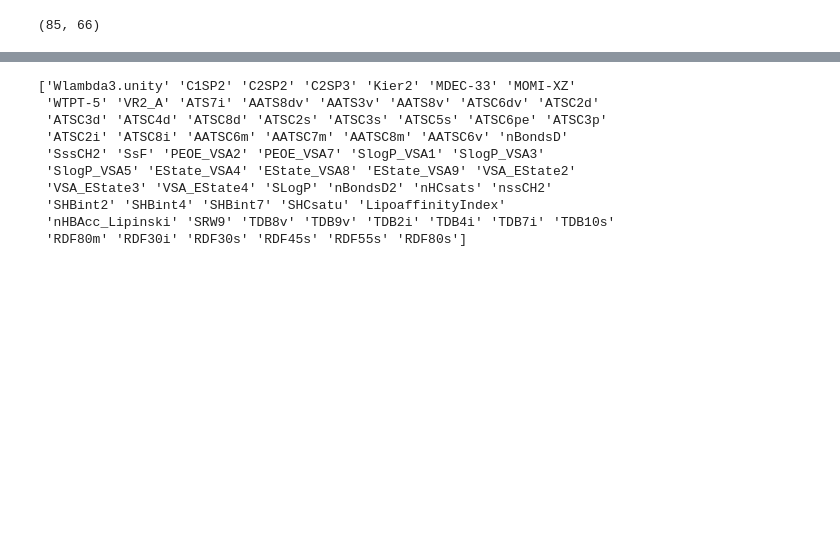
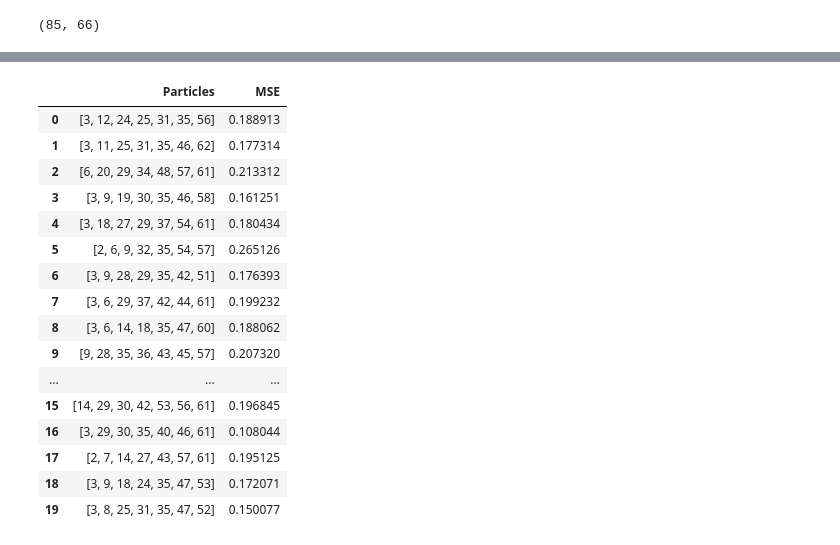
Before and after one commit to bambangprakoso12/Tugas-Akhir, a Jupyter notebook: Feature Selection - PSO.ipynb, the cells around one changed output, grey strips where cells are left out. Cells and saved outputs as stored; diff of their text form; code cells hidden in the pictures; blank space fills up the shorter version.

```diff
--- a/Feature Selection - PSO.ipynb
+++ b/Feature Selection - PSO.ipynb
@@ -140,15 +145,0 @@ for l in range(n_iter):
-# %%
-desc_name = X_train.columns.tolist()
-desc_name = np.array(desc_name)
-print(desc_name)
-# %% [output]
-['Wlambda3.unity' 'C1SP2' 'C2SP2' 'C2SP3' 'Kier2' 'MDEC-33' 'MOMI-XZ'
- 'WTPT-5' 'VR2_A' 'ATS7i' 'AATS8dv' 'AATS3v' 'AATS8v' 'ATSC6dv' 'ATSC2d'
- 'ATSC3d' 'ATSC4d' 'ATSC8d' 'ATSC2s' 'ATSC3s' 'ATSC5s' 'ATSC6pe' 'ATSC3p'
- 'ATSC2i' 'ATSC8i' 'AATSC6m' 'AATSC7m' 'AATSC8m' 'AATSC6v' 'nBondsD'
- 'SssCH2' 'SsF' 'PEOE_VSA2' 'PEOE_VSA7' 'SlogP_VSA1' 'SlogP_VSA3'
- 'SlogP_VSA5' 'EState_VSA4' 'EState_VSA8' 'EState_VSA9' 'VSA_EState2'
- 'VSA_EState3' 'VSA_EState4' 'SLogP' 'nBondsD2' 'nHCsats' 'nssCH2'
- 'SHBint2' 'SHBint4' 'SHBint7' 'SHCsatu' 'LipoaffinityIndex'
- 'nHBAcc_Lipinski' 'SRW9' 'TDB8v' 'TDB9v' 'TDB2i' 'TDB4i' 'TDB7i' 'TDB10s'
- 'RDF80m' 'RDF30i' 'RDF30s' 'RDF45s' 'RDF55s' 'RDF80s']
@@ -154,0 +202,21 @@ print(desc_name)
+# %%
+list_20
+pd.DataFrame(list_20, columns=['Particles','MSE'])
+# %% [output]
+|  | Particles | MSE |
+| 0 | [3, 12, 24, 25, 31, 35, 56] | 0.188913 |
+| 1 | [3, 11, 25, 31, 35, 46, 62] | 0.177314 |
+| 2 | [6, 20, 29, 34, 48, 57, 61] | 0.213312 |
+| 3 | [3, 9, 19, 30, 35, 46, 58] | 0.161251 |
+| 4 | [3, 18, 27, 29, 37, 54, 61] | 0.180434 |
+| 5 | [2, 6, 9, 32, 35, 54, 57] | 0.265126 |
+| 6 | [3, 9, 28, 29, 35, 42, 51] | 0.176393 |
+| 7 | [3, 6, 29, 37, 42, 44, 61] | 0.199232 |
+| 8 | [3, 6, 14, 18, 35, 47, 60] | 0.188062 |
+| 9 | [9, 28, 35, 36, 43, 45, 57] | 0.207320 |
+| ... | ... | ... |
+| 15 | [14, 29, 30, 42, 53, 56, 61] | 0.196845 |
+| 16 | [3, 29, 30, 35, 40, 46, 61] | 0.108044 |
+| 17 | [2, 7, 14, 27, 43, 57, 61] | 0.195125 |
+| 18 | [3, 9, 18, 24, 35, 47, 53] | 0.172071 |
+| 19 | [3, 8, 25, 31, 35, 47, 52] | 0.150077 |
```
Also changed, not shown: parts of 12 cells of this notebook, 3 other files.
